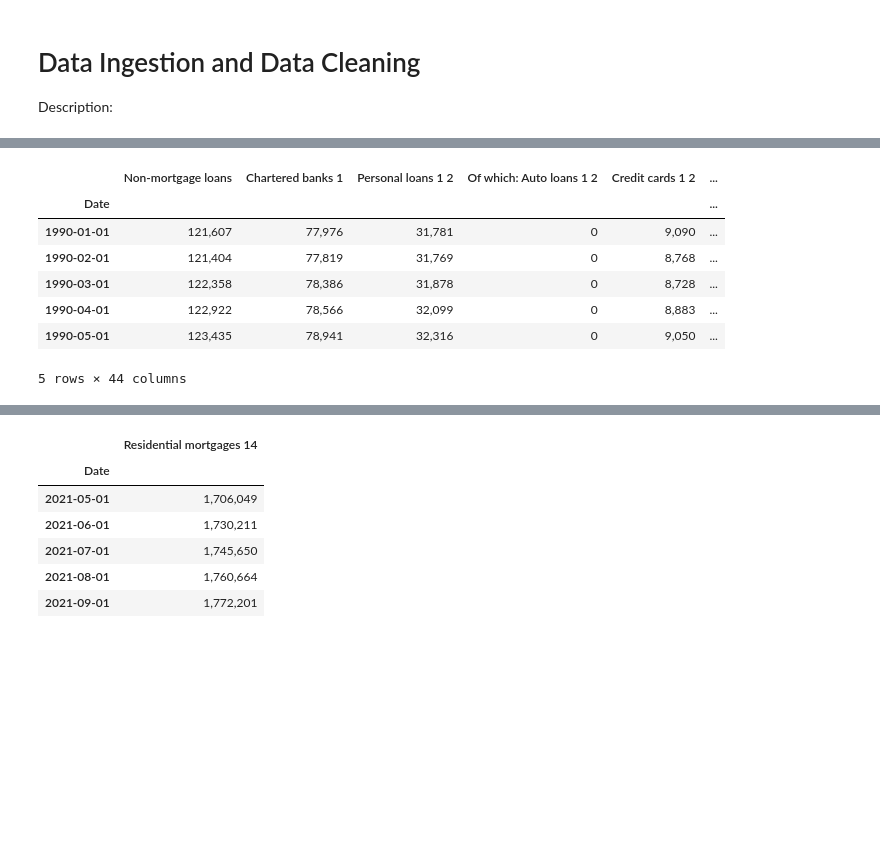
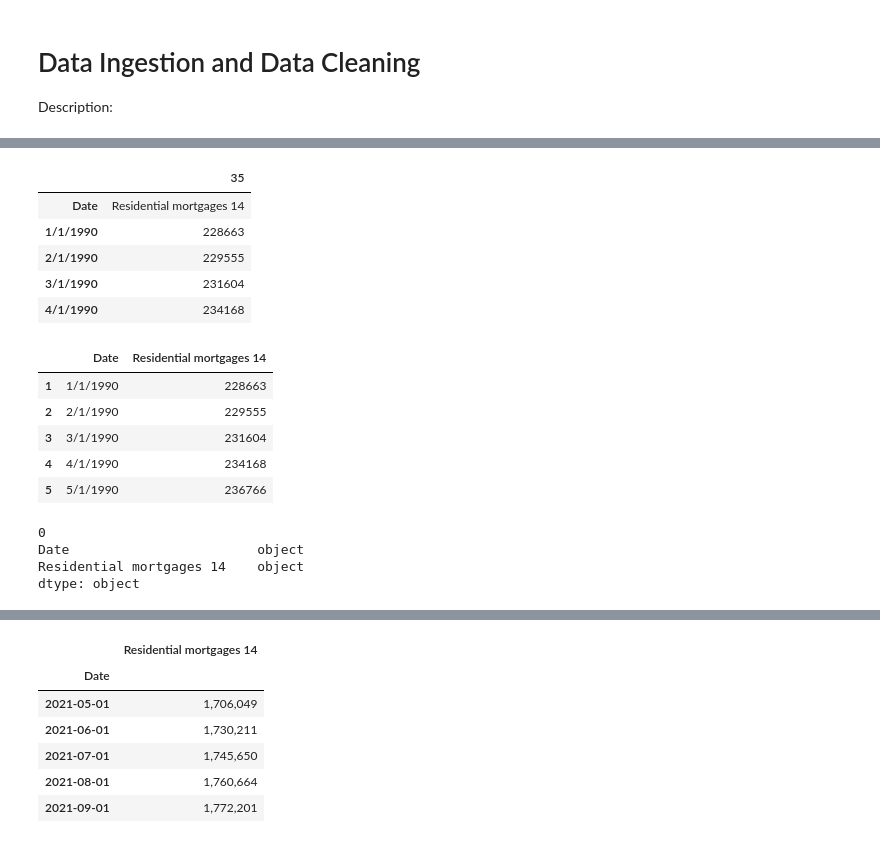
Before and after one commit to benjaminweymouth/Housing-Market-Forecasting-Time-Series-Analysis, a Jupyter notebook: Python Code/Qualitative_Multivariate Time Series.ipynb, the cells around one changed output, grey strips where cells are left out. Cells and saved outputs as stored; diff of their text form; code cells hidden in the pictures; blank space fills up the shorter version.

Commit message:
formatted second dataframe

```diff
--- a/Python Code/Qualitative_Multivariate Time Series.ipynb
+++ b/Python Code/Qualitative_Multivariate Time Series.ipynb
@@ -47,6 +47,6 @@ df_chartered_bank_i.resample('1Q').mean().tail()
 # Data ingestion - reading the CSV in from Statistics Canada and the Bank of Canada
 # Credit liabilities of households.csv
 # Residential mortgages 9+
-df_Residential_mortgages = pd.read_csv('../Resources/Datasets/Credit liabilities of households date.csv')
+df_Residential_mortgages = pd.read_csv('../Resources/Datasets/Credit liabilities of households.csv')
 df_Residential_mortgages.head()
 # %% [output]
@@ -60,4 +60,4 @@ df_Residential_mortgages.head()
 # %%
-#transpose
-#res_mortgage_transp = df_Residential_mortgages.T
-#res_mortgage_transp.head()
+# Transpose
+res_mortgage_transp = df_Residential_mortgages.T
+res_mortgage_transp.head()
@@ -64,12 +72,32 @@ df_Residential_mortgages.head()
+# %%
+# Remove unwanted columns
+res_mortgage_transp = res_mortgage_transp.truncate(before='35', after='35', axis=1)
+res_mortgage_transp.head()
+# %% [output]
+|  | 35 |
+| Date | Residential mortgages 14 |
+| 1/1/1990 | 228663 |
+| 2/1/1990 | 229555 |
+| 3/1/1990 | 231604 |
+| 4/1/1990 | 234168 |
 # %%
-df_Residential_mortgages = df_Residential_mortgages.set_index('Date')
-df_Residential_mortgages.head()
+# Reset index and change headers
+res_mortgage_transp = res_mortgage_transp.reset_index(drop=False)
+new_header = res_mortgage_transp.iloc[0] #grab the first row for the header
+res_mortgage_transp = res_mortgage_transp[1:] #take the data less the header row
+res_mortgage_transp.columns = new_header #set the header row as the dataframe header
+res_mortgage_transp.head()
 # %% [output]
-|  | Non-mortgage loans | Chartered banks 1 | Personal loans 1 2 | Of which: Auto loans 1 2 | Credit cards 1 2 | ... |
-| Date |  |  |  |  |  | ... |
-| 1990-01-01 | 121,607 | 77,976 | 31,781 | 0 | 9,090 | ... |
-| 1990-02-01 | 121,404 | 77,819 | 31,769 | 0 | 8,768 | ... |
-| 1990-03-01 | 122,358 | 78,386 | 31,878 | 0 | 8,728 | ... |
-| 1990-04-01 | 122,922 | 78,566 | 32,099 | 0 | 8,883 | ... |
-| 1990-05-01 | 123,435 | 78,941 | 32,316 | 0 | 9,050 | ... |
+|  | Date | Residential mortgages 14 |
+| 1 | 1/1/1990 | 228663 |
+| 2 | 2/1/1990 | 229555 |
+| 3 | 3/1/1990 | 231604 |
+| 4 | 4/1/1990 | 234168 |
+| 5 | 5/1/1990 | 236766 |
-5 rows × 44 columns
+# %%
+res_mortgage_transp.dtypes
+# %% [output]
+0
+Date                        object
+Residential mortgages 14    object
+dtype: object
```
Also changed, not shown: parts of 9 cells of this notebook, 1 other file.
